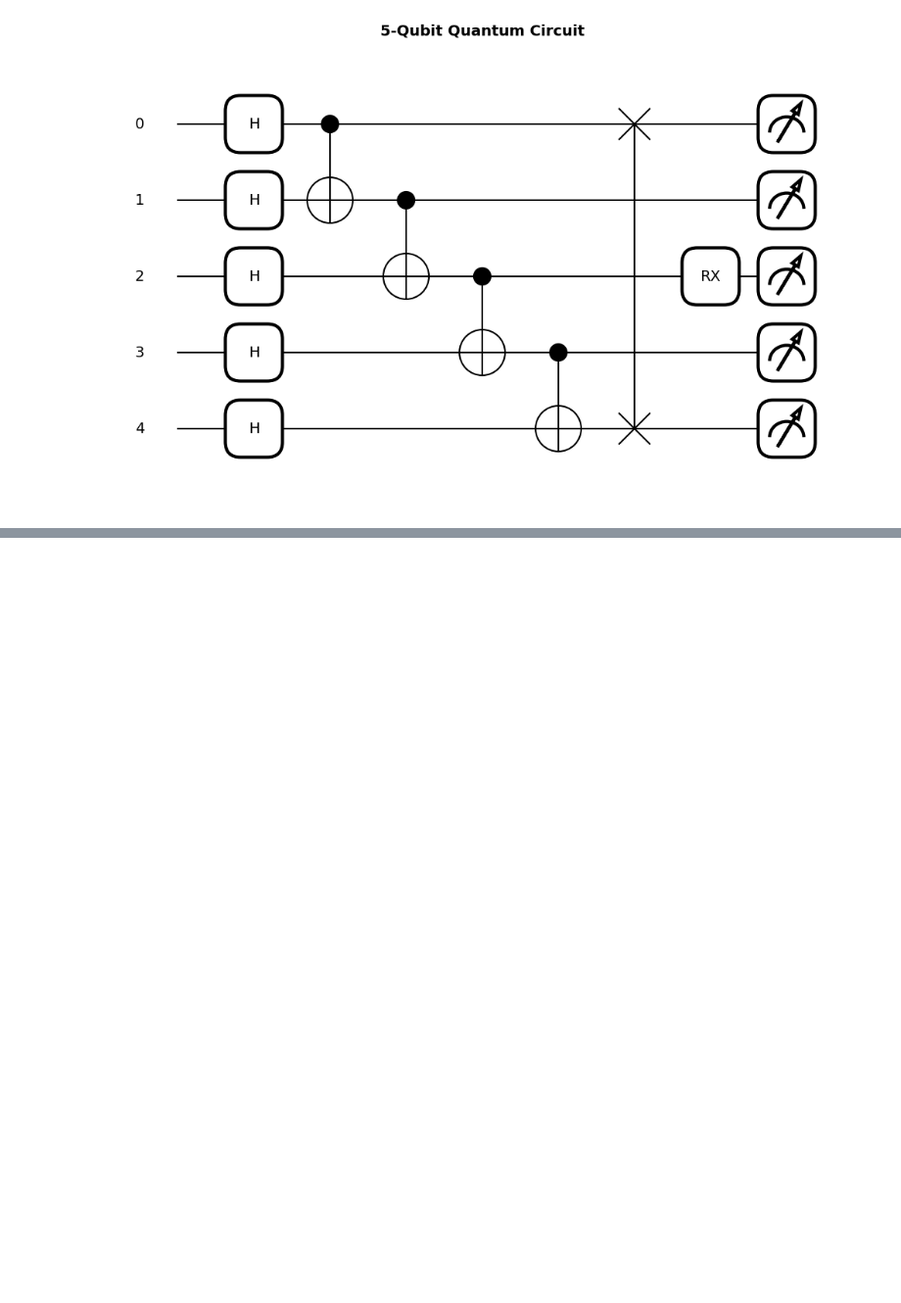
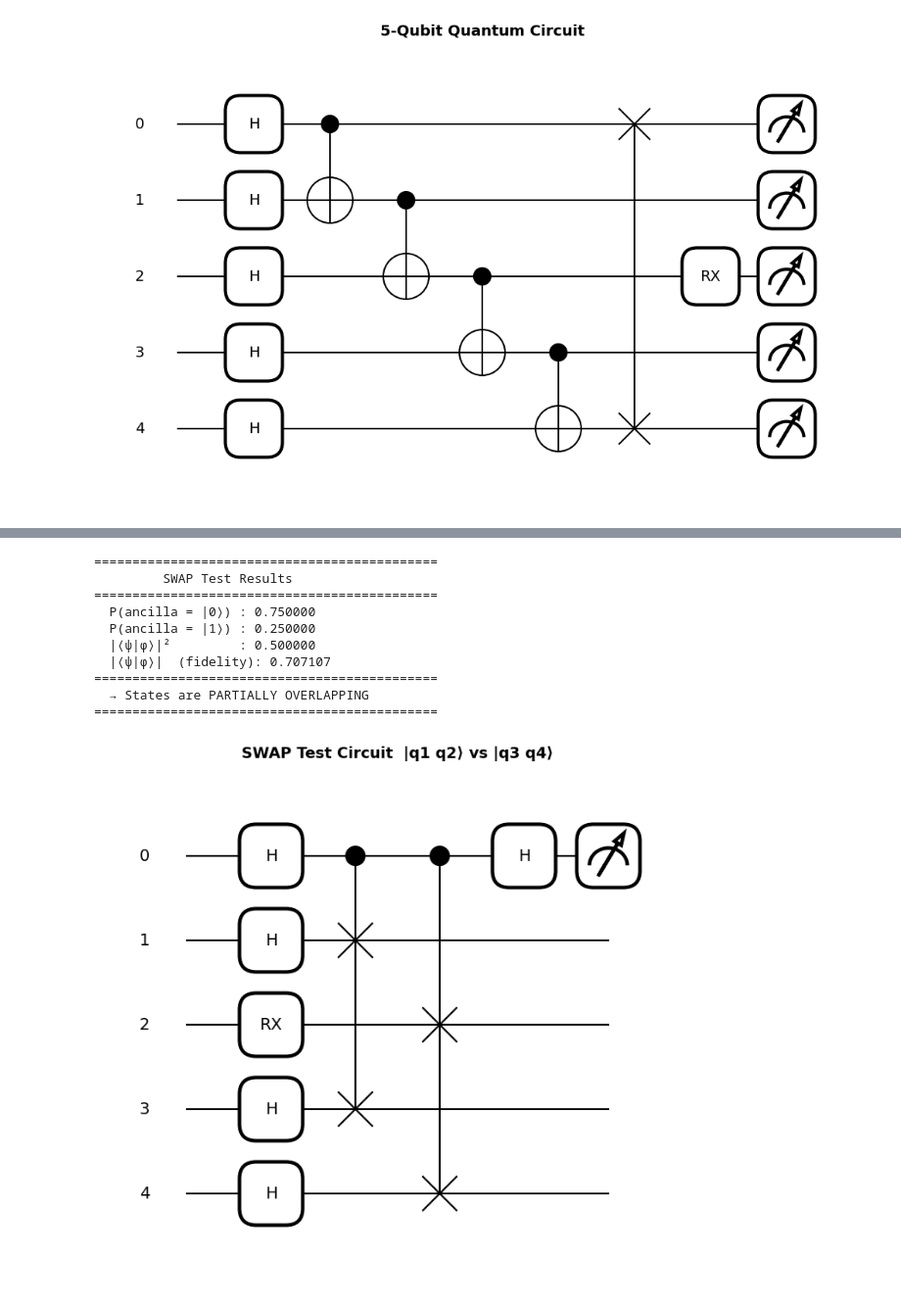
Before and after one commit to SoumitraDas1/QuantumKAN, a Jupyter notebook: task1.ipynb, the cells around one changed output, grey strips where cells are left out. Shown at 98% size. Saved outputs shown, nothing was run; the diff lists cells and outputs as text; code cells hidden in the pictures; blank space fills up the shorter version.

```diff
--- a/task1.ipynb
+++ b/task1.ipynb
@@ -79,0 +92,75 @@ Final state vector (first 8 amplitudes shown):
+# %%
+dev = qml.device("default.qubit", wires=5)
+
+@qml.qnode(dev)
+def swap_test_circuit():
+
+    # -- Prepare |ψ⟩ = |q1 q2⟩ on wires 1, 2 --
+    # 1. Hadamard on first qubit (wire 1)
+    qml.Hadamard(wires=1)
+
+    # 2. Rotate second qubit by π/3 around X (wire 2)
+    qml.RX(np.pi / 3, wires=2)
+
+    # -- Prepare |φ⟩ = |q3 q4⟩ on wires 3, 4 --
+    # 3. Hadamard on third and fourth qubit (wires 3, 4)
+    qml.Hadamard(wires=3)
+    qml.Hadamard(wires=4)
+
+    # -- SWAP Test --
+    # Step 1: Hadamard on ancilla (wire 0)
+    qml.Hadamard(wires=0)
+
+    # Step 2: Controlled-SWAP (Fredkin) between state A and state B
+    #         ancilla (wire 0) controls SWAP of (wire 1 ↔ wire 3) and (wire 2 ↔ wire 4)
+    qml.CSWAP(wires=[0, 1, 3])   # controlled-SWAP q1 ↔ q3
+    qml.CSWAP(wires=[0, 2, 4])   # controlled-SWAP q2 ↔ q4
+
+    # Step 3: Hadamard on ancilla again
+    qml.Hadamard(wires=0)
+
+    # Measure ancilla in computational basis → probability of |0⟩ gives fidelity
+    return qml.probs(wires=0)
+
+# ── Run circuit ────────────────────────────────────────────────────────────────
+probs = swap_test_circuit()
+p0 = probs[0]   # probability of ancilla = |0⟩
+p1 = probs[1]   # probability of ancilla = |1⟩
+
+# SWAP test identity: P(0) = 1/2 + 1/2 * |⟨ψ|φ⟩|²
+fidelity_sq = 2 * p0 - 1          # |⟨ψ|φ⟩|²
+fidelity    = np.sqrt(max(0, fidelity_sq))
+
+print("=" * 45)
+print("         SWAP Test Results")
+print("=" * 45)
+print(f"  P(ancilla = |0⟩) : {p0:.6f}")
+print(f"  P(ancilla = |1⟩) : {p1:.6f}")
+print(f"  |⟨ψ|φ⟩|²         : {fidelity_sq:.6f}")
+print(f"  |⟨ψ|φ⟩|  (fidelity): {fidelity:.6f}")
+print("=" * 45)
+if fidelity_sq > 0.99:
+    print("  → States are IDENTICAL")
+elif fidelity_sq < 0.01:
+    print("  → States are ORTHOGONAL")
+else:
+    print("  → States are PARTIALLY OVERLAPPING")
+print("=" * 45)
+
+# ── Plot circuit ───────────────────────────────────────────────────────────────
+fig, ax = qml.draw_mpl(swap_test_circuit)()
+ax.set_title("SWAP Test Circuit  |q1 q2⟩ vs |q3 q4⟩",
+             fontsize=13, fontweight="bold", pad=12)
+plt.show()
+# %% [output]
+=============================================
+         SWAP Test Results
+=============================================
+  P(ancilla = |0⟩) : 0.750000
+  P(ancilla = |1⟩) : 0.250000
+  |⟨ψ|φ⟩|²         : 0.500000
+  |⟨ψ|φ⟩|  (fidelity): 0.707107
+=============================================
+  → States are PARTIALLY OVERLAPPING
+=============================================
+[figure, added]
```
Also changed, not shown: parts of 3 cells of this notebook.
